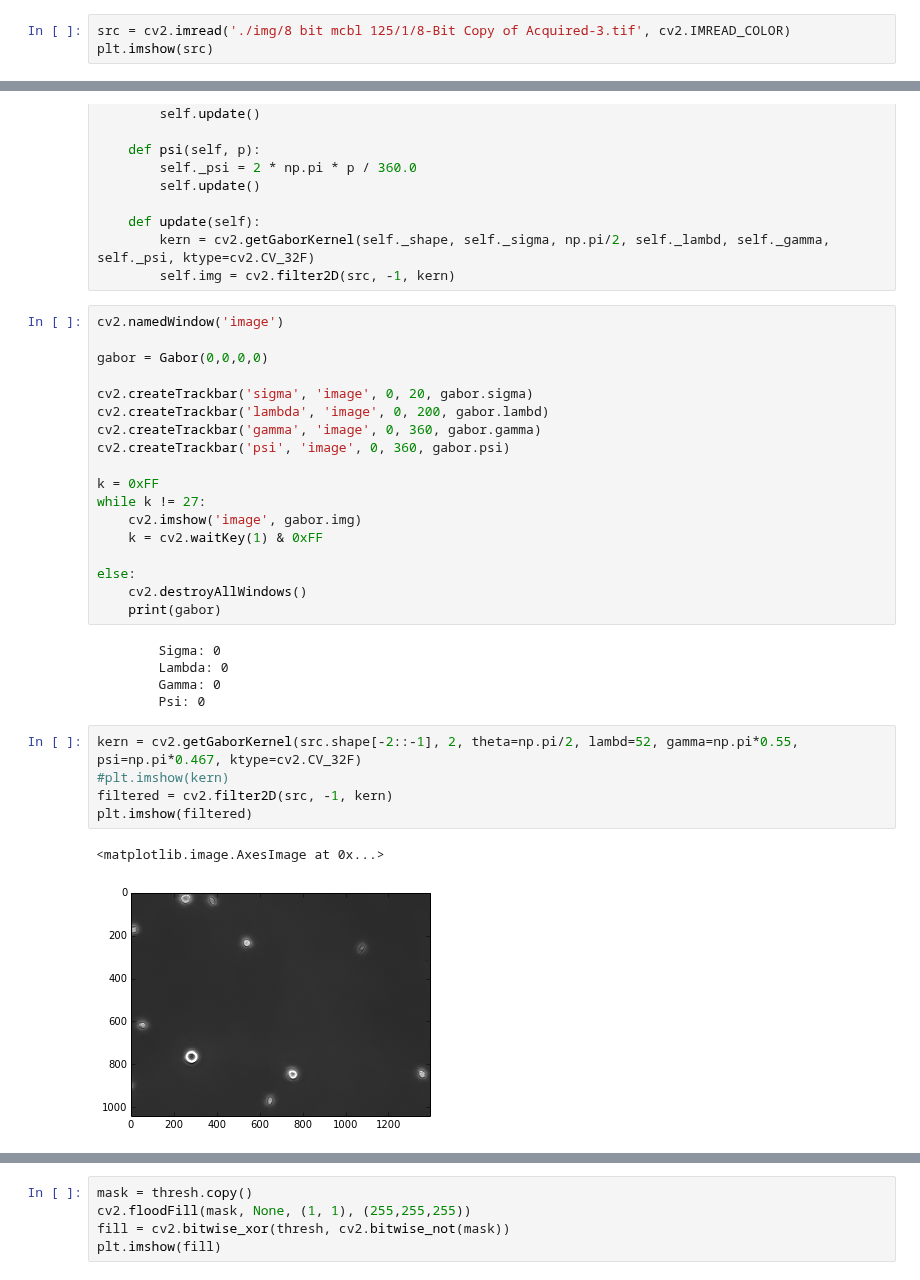
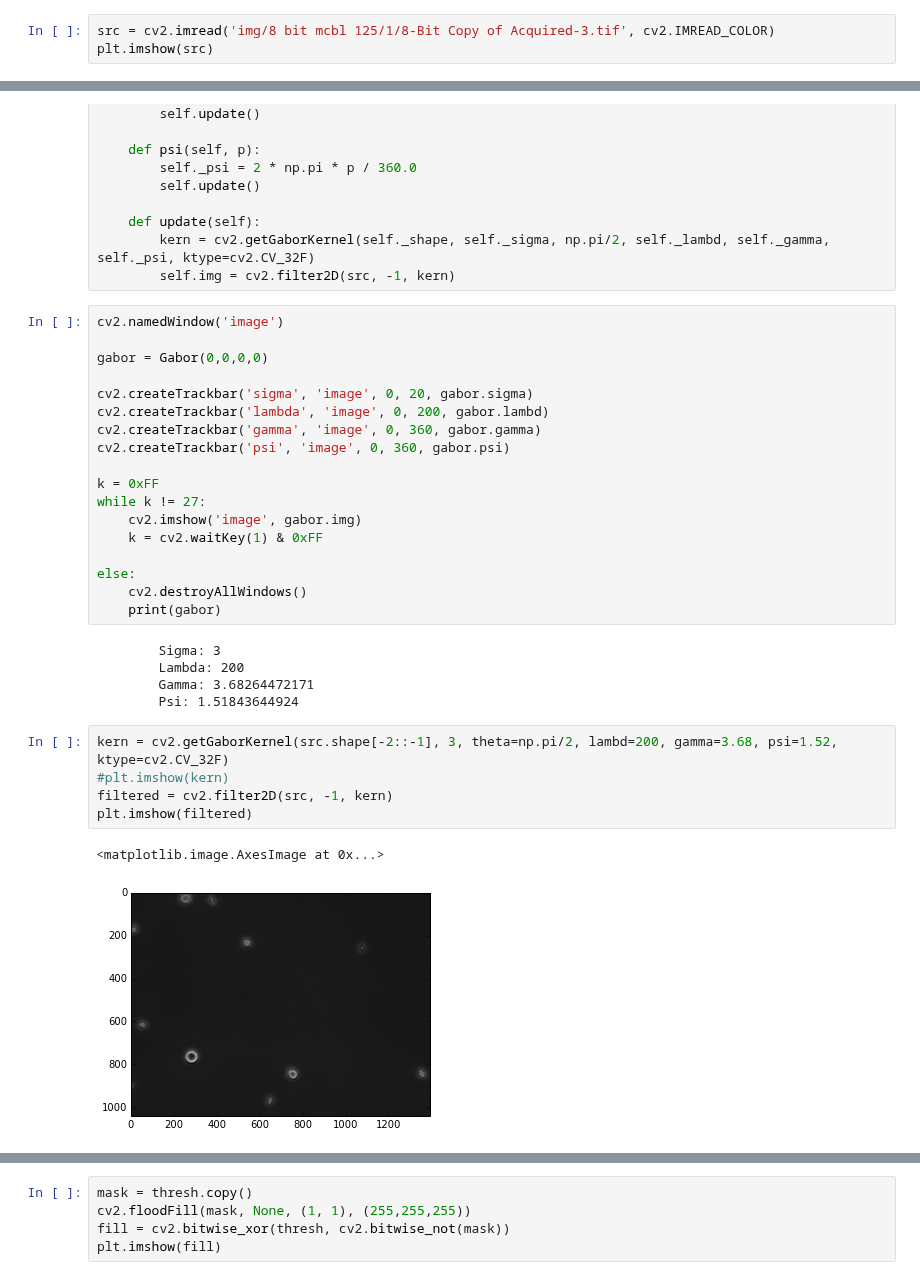
Before and after one commit to edliaw/cell_sizer, a Jupyter notebook: Cell sizer.ipynb, the cells around one changed output, grey strips where cells are left out. Cells and saved outputs as stored; diff of their text form.

```diff
--- a/Cell sizer.ipynb
+++ b/Cell sizer.ipynb
@@ -11,7 +11,7 @@ import matplotlib.pyplot as plt
 # %% [markdown]
 Import an image.
 # %%
-src = cv2.imread('./img/8 bit mcbl 125/1/8-Bit Copy of Acquired-3.tif', cv2.IMREAD_COLOR)
+src = cv2.imread('img/8 bit mcbl 125/1/8-Bit Copy of Acquired-3.tif', cv2.IMREAD_COLOR)
 plt.imshow(src)
 # %% [output]
 <matplotlib.image.AxesImage at 0x...>
@@ -86,16 +86,16 @@ else:
     cv2.destroyAllWindows()
     print(gabor)
 # %% [output]
-        Sigma: 0
-        Lambda: 0
-        Gamma: 0
-        Psi: 0
+        Sigma: 3
+        Lambda: 200
+        Gamma: 3.68264472171
+        Psi: 1.51843644924
 # %%
-kern = cv2.getGaborKernel(src.shape[-2::-1], 2, theta=np.pi/2, lambd=52, gamma=np.pi*0.55, psi=np.pi*0.467, ktype=cv2.CV_32F)
+kern = cv2.getGaborKernel(src.shape[-2::-1], 3, theta=np.pi/2, lambd=200, gamma=3.68, psi=1.52, ktype=cv2.CV_32F)
 #plt.imshow(kern)
 filtered = cv2.filter2D(src, -1, kern)
 plt.imshow(filtered)
 # %% [output]
 <matplotlib.image.AxesImage at 0x...>
-[figure, old version]
+[figure, new version]
 # %%
```
Also changed, not shown: parts of 1 cell of this notebook.
